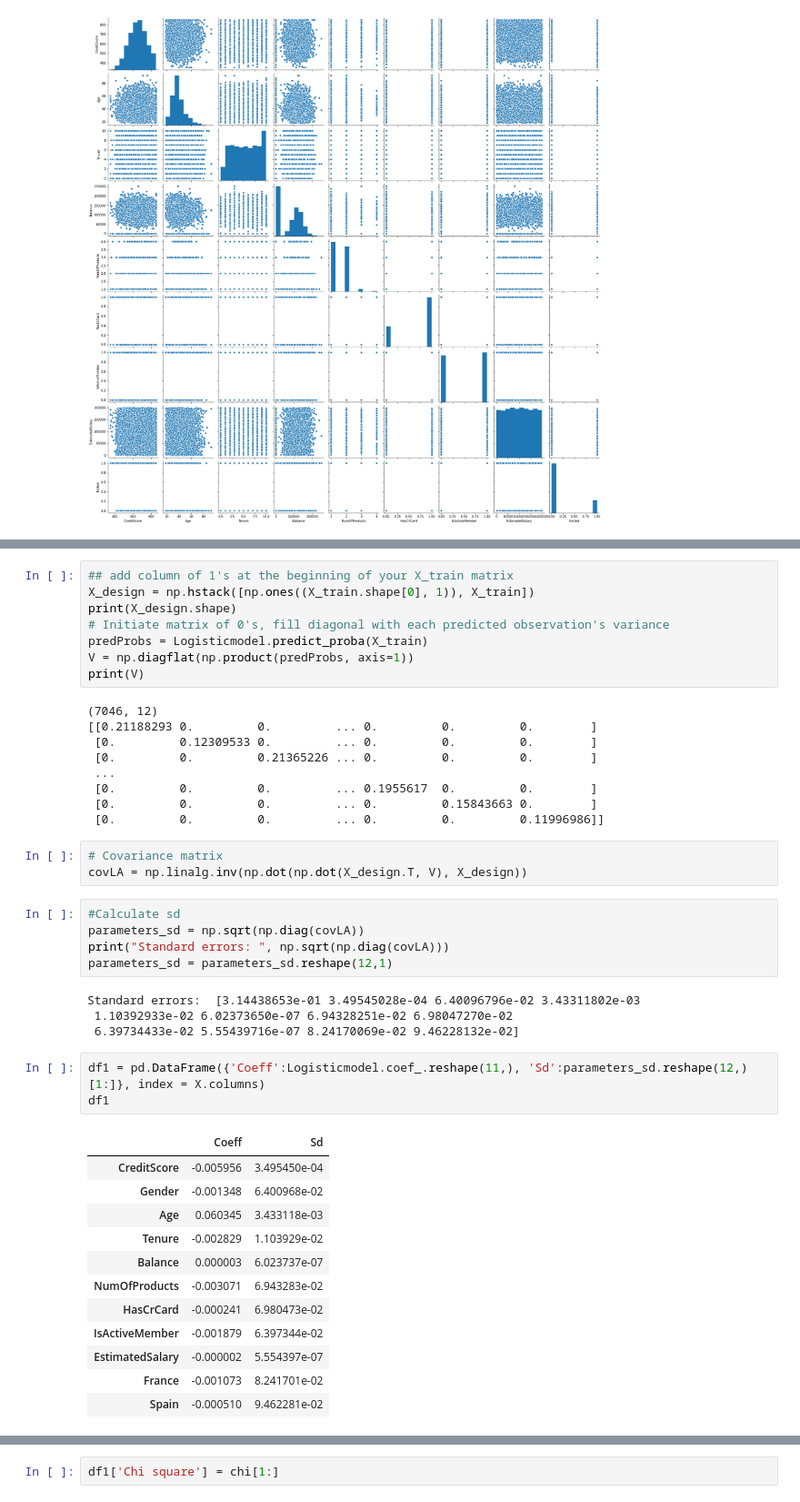
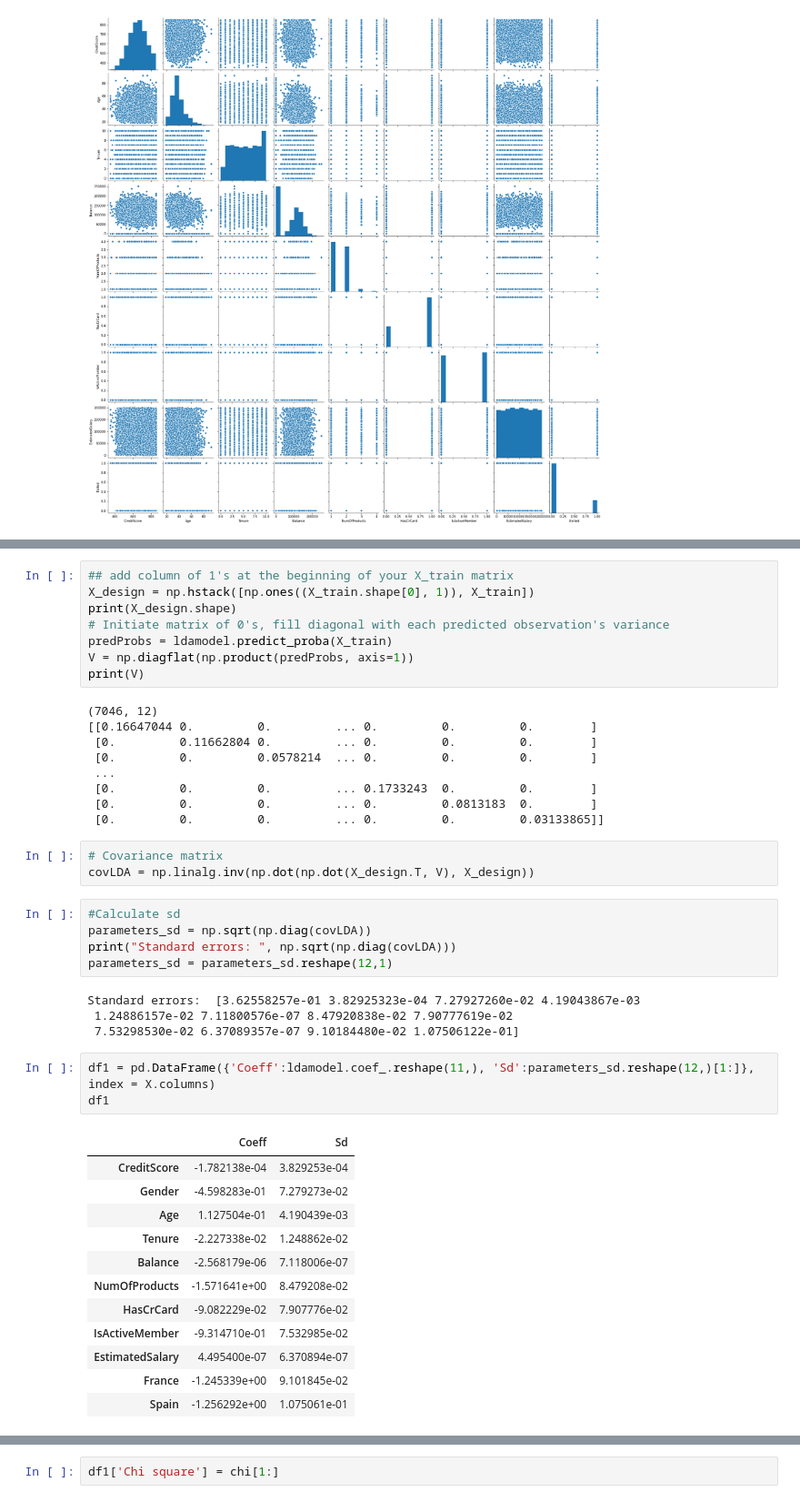
Before and after one commit to VinceTruong/Churn_Modelling, a Jupyter notebook: Quang Draft.ipynb, the cells around one changed output, grey strips where cells are left out. Shown at 91% size. Drawn from its saved outputs; the diff is of its cells as text.

```diff
--- a/Quang Draft.ipynb
+++ b/Quang Draft.ipynb
@@ -672,45 +665,45 @@ pd.DataFrame(Logisticmodel.coef_.T, X.columns, columns = ['Coeff'])
 X_design = np.hstack([np.ones((X_train.shape[0], 1)), X_train])
 print(X_design.shape)
 # Initiate matrix of 0's, fill diagonal with each predicted observation's variance
-predProbs = Logisticmodel.predict_proba(X_train)
+predProbs = ldamodel.predict_proba(X_train)
 V = np.diagflat(np.product(predProbs, axis=1))
 print(V)
 # %% [output]
 (7046, 12)
-[[0.21188293 0.         0.         ... 0.         0.         0.        ]
- [0.         0.12309533 0.         ... 0.         0.         0.        ]
- [0.         0.         0.21365226 ... 0.         0.         0.        ]
+[[0.16647044 0.         0.         ... 0.         0.         0.        ]
+ [0.         0.11662804 0.         ... 0.         0.         0.        ]
+ [0.         0.         0.0578214  ... 0.         0.         0.        ]
  ...
- [0.         0.         0.         ... 0.1955617  0.         0.        ]
- [0.         0.         0.         ... 0.         0.15843663 0.        ]
- [0.         0.         0.         ... 0.         0.         0.11996986]]
+ [0.         0.         0.         ... 0.1733243  0.         0.        ]
+ [0.         0.         0.         ... 0.         0.0813183  0.        ]
+ [0.         0.         0.         ... 0.         0.         0.03133865]]
 # %%
 # Covariance matrix
-covLA = np.linalg.inv(np.dot(np.dot(X_design.T, V), X_design))
+covLDA = np.linalg.inv(np.dot(np.dot(X_design.T, V), X_design))
 # %%
 #Calculate sd
-parameters_sd = np.sqrt(np.diag(covLA))
-print("Standard errors: ", np.sqrt(np.diag(covLA)))
+parameters_sd = np.sqrt(np.diag(covLDA))
+print("Standard errors: ", np.sqrt(np.diag(covLDA)))
 parameters_sd = parameters_sd.reshape(12,1)
 # %% [output]
-Standard errors:  [3.14438653e-01 3.49545028e-04 6.40096796e-02 3.43311802e-03
- 1.10392933e-02 6.02373650e-07 6.94328251e-02 6.98047270e-02
- 6.39734433e-02 5.55439716e-07 8.24170069e-02 9.46228132e-02]
+Standard errors:  [3.62558257e-01 3.82925323e-04 7.27927260e-02 4.19043867e-03
+ 1.24886157e-02 7.11800576e-07 8.47920838e-02 7.90777619e-02
+ 7.53298530e-02 6.37089357e-07 9.10184480e-02 1.07506122e-01]
 # %%
-df1 = pd.DataFrame({'Coeff':Logisticmodel.coef_.reshape(11,), 'Sd':parameters_sd.reshape(12,)[1:]}, index = X.columns)
+df1 = pd.DataFrame({'Coeff':ldamodel.coef_.reshape(11,), 'Sd':parameters_sd.reshape(12,)[1:]}, index = X.columns)
 df1
 # %% [output]
 |  | Coeff | Sd |
-| CreditScore | -0.005956 | 3.495450e-04 |
-| Gender | -0.001348 | 6.400968e-02 |
-| Age | 0.060345 | 3.433118e-03 |
-| Tenure | -0.002829 | 1.103929e-02 |
-| Balance | 0.000003 | 6.023737e-07 |
-| NumOfProducts | -0.003071 | 6.943283e-02 |
-| HasCrCard | -0.000241 | 6.980473e-02 |
-| IsActiveMember | -0.001879 | 6.397344e-02 |
-| EstimatedSalary | -0.000002 | 5.554397e-07 |
-| France | -0.001073 | 8.241701e-02 |
-| Spain | -0.000510 | 9.462281e-02 |
+| CreditScore | -1.782138e-04 | 3.829253e-04 |
+| Gender | -4.598283e-01 | 7.279273e-02 |
+| Age | 1.127504e-01 | 4.190439e-03 |
+| Tenure | -2.227338e-02 | 1.248862e-02 |
+| Balance | -2.568179e-06 | 7.118006e-07 |
+| NumOfProducts | -1.571641e+00 | 8.479208e-02 |
+| HasCrCard | -9.082229e-02 | 7.907776e-02 |
+| IsActiveMember | -9.314710e-01 | 7.532985e-02 |
+| EstimatedSalary | 4.495400e-07 | 6.370894e-07 |
+| France | -1.245339e+00 | 9.101845e-02 |
+| Spain | -1.256292e+00 | 1.075061e-01 |
 # %%
 # Wald statistic (coefficient / s.e.)
```
Also changed, not shown: parts of 43 cells of this notebook.
